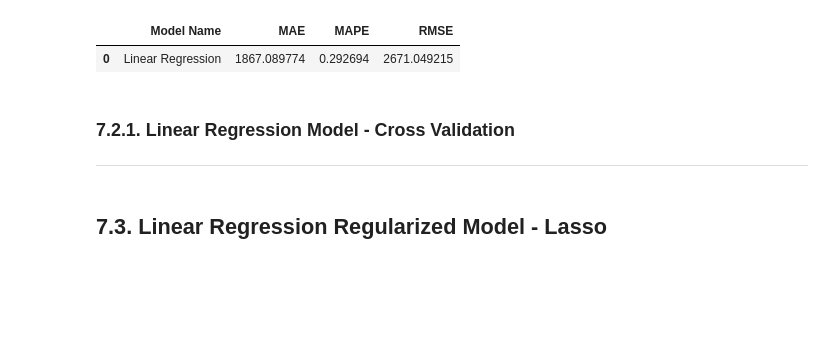
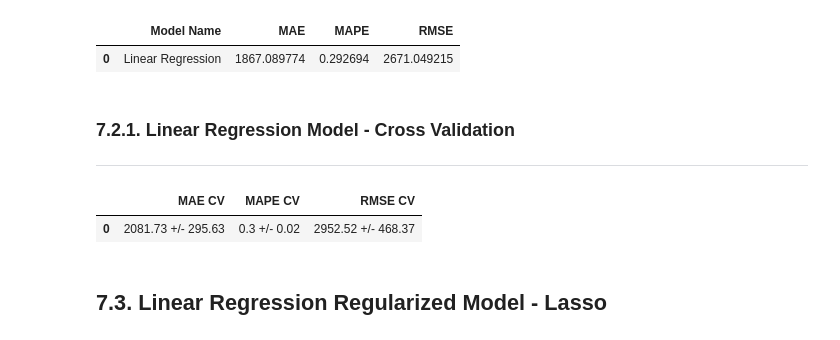
Before and after one commit to Ricardojnf33/Rossmann_Store_Sales, a Jupyter notebook: Rossmann_Store_Sales_Modulo_7_Modelos_de_Machine_Learning.ipynb, the cells around one changed output. Saved outputs shown, nothing was run; the diff lists cells and outputs as text; code cells hidden in the pictures; blank space fills up the shorter version.

```diff
--- a/Rossmann_Store_Sales_Modulo_7_Modelos_de_Machine_Learning.ipynb
+++ b/Rossmann_Store_Sales_Modulo_7_Modelos_de_Machine_Learning.ipynb
@@ -1005,8 +1052,11 @@ lr_result
 
 ---
 # %%
-#lr_result_cv = cross_validation( x_training, 5, 'Linear Regression', lr, verbose=False )
-#lr_result_cv
+lr_result_cv = cross_validation( x_training, 5, 'Linear Regression', lr )
+lr_result_cv
+# %% [output]
+|  | MAE CV | MAPE CV | RMSE CV |
+| 0 | 2081.73 +/- 295.63 | 0.3 +/- 0.02 | 2952.52 +/- 468.37 |
 # %% [markdown]
 ## 7.3. Linear Regression Regularized Model - Lasso
 # %%
```
Also changed, not shown: parts of 15 cells of this notebook.
